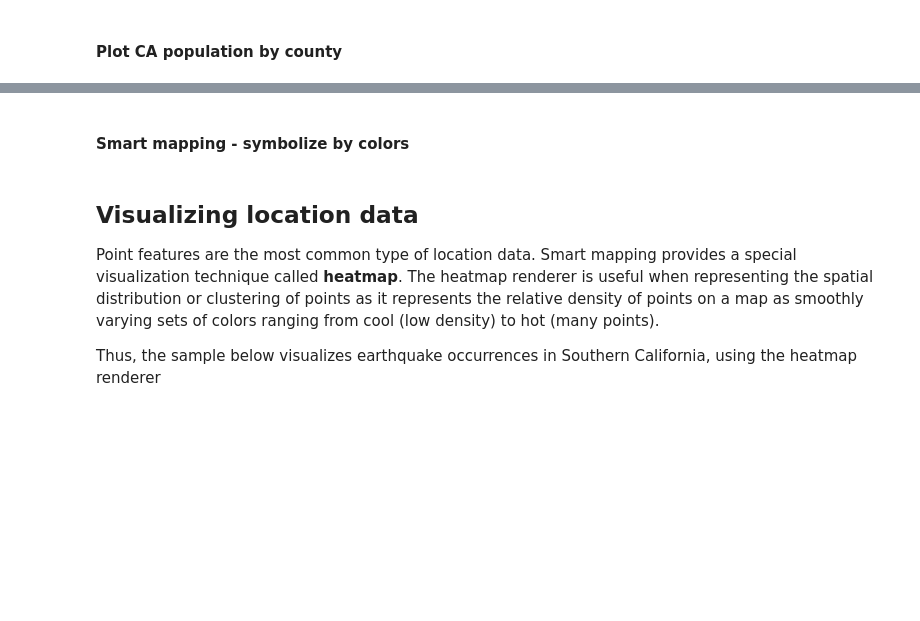
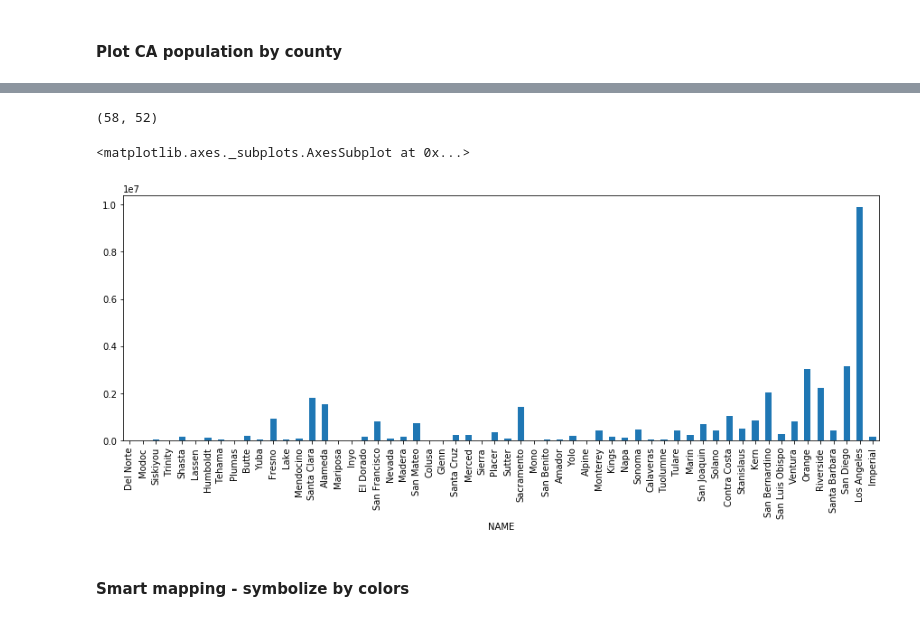
Before and after one commit to AKForte/g_presentations, a Jupyter notebook: 2017_UC/mapping_viz_analysis_75mins/visualization.ipynb, the cells around one changed output, grey strips where cells are left out. Drawn from its saved outputs; the diff is of its cells as text; code cells hidden in the pictures; blank space fills up the shorter version.

```diff
--- a/2017_UC/mapping_viz_analysis_75mins/visualization.ipynb
+++ b/2017_UC/mapping_viz_analysis_75mins/visualization.ipynb
@@ -107,5 +107,6 @@ map2.add_layer(county_item, {'type':'FeatureLayer',
 #### Plot CA population by county
 # %%
 county_fset = county_feature_layer.query("STATE_NAME='California'")
-county_fset.df
+county_df = county_fset.df
+county_df.head(5)
 # %% [output]
@@ -113,3 +120,15 @@ Exception: Cannot create the SpatialDataFrame, you musthave ArcPy installed or h
+# %%
+county_df.shape
+# %% [output]
+(58, 52)
+# %%
+import matplotlib.pyplot
+%matplotlib inline
+county_df.set_index('NAME', inplace=True)
+county_df.POP2012.plot(kind='bar', x='NAME', figsize=(15,5))
+# %% [output]
+<matplotlib.axes._subplots.AxesSubplot at 0x...>
+[figure, added]
 # %% [markdown]
 #### Smart mapping - symbolize by colors
 # %%
@@ -121,8 +140,3 @@ map3.add_layer(county_item, {"type":"FeatureLayer",
                              "renderer":"ClassedColorRenderer",
                              "field_name":"POP2010","opacity":0.7
               })
-# %% [markdown]
-## Visualizing location data
-Point features are the most common type of location data. Smart mapping provides a special visualization technique called **heatmap**. The heatmap renderer is useful when representing the spatial distribution or clustering of points as it represents the relative density of points on a map as smoothly varying sets of colors ranging from cool (low density) to hot (many points).
-
-Thus, the sample below visualizes earthquake occurrences in Southern California, using the heatmap renderer
```
Also changed, not shown: parts of 21 cells of this notebook.
